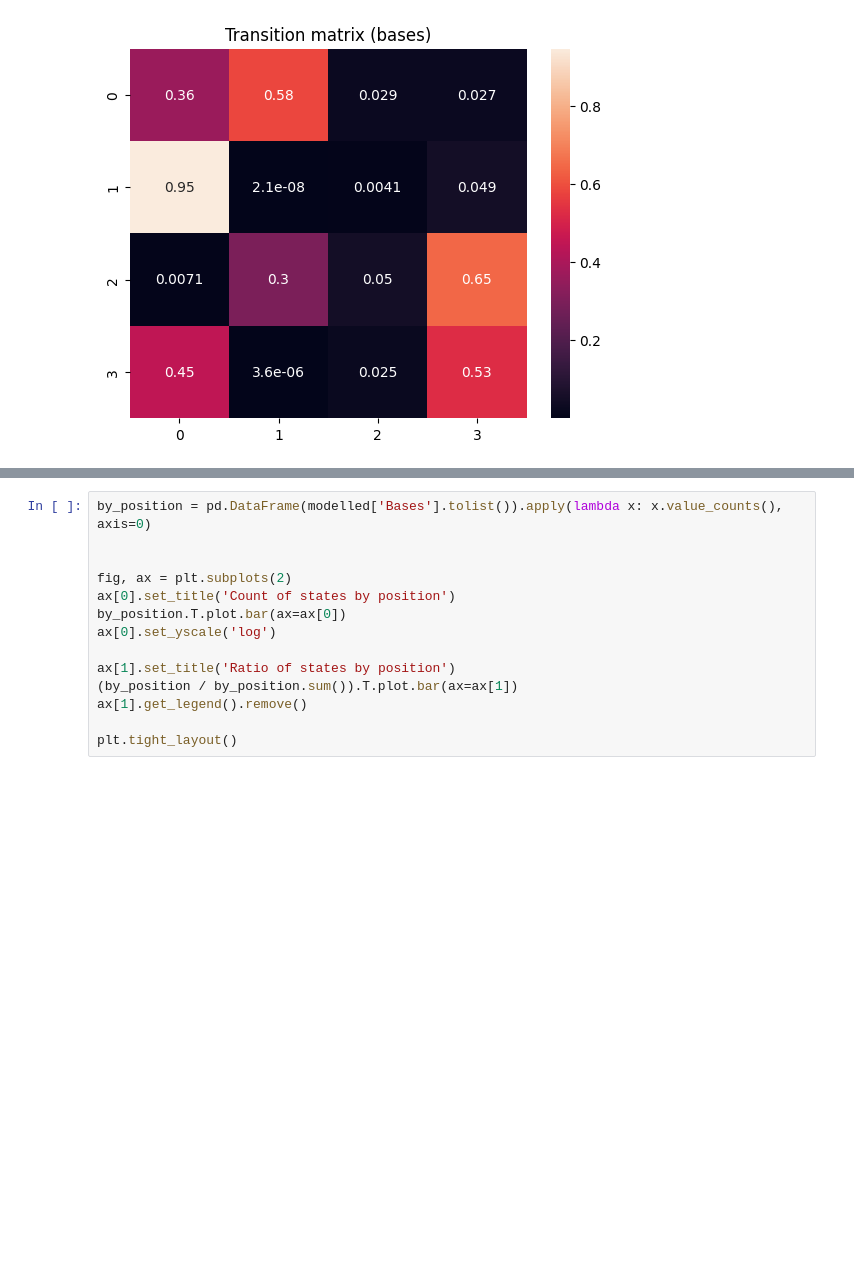
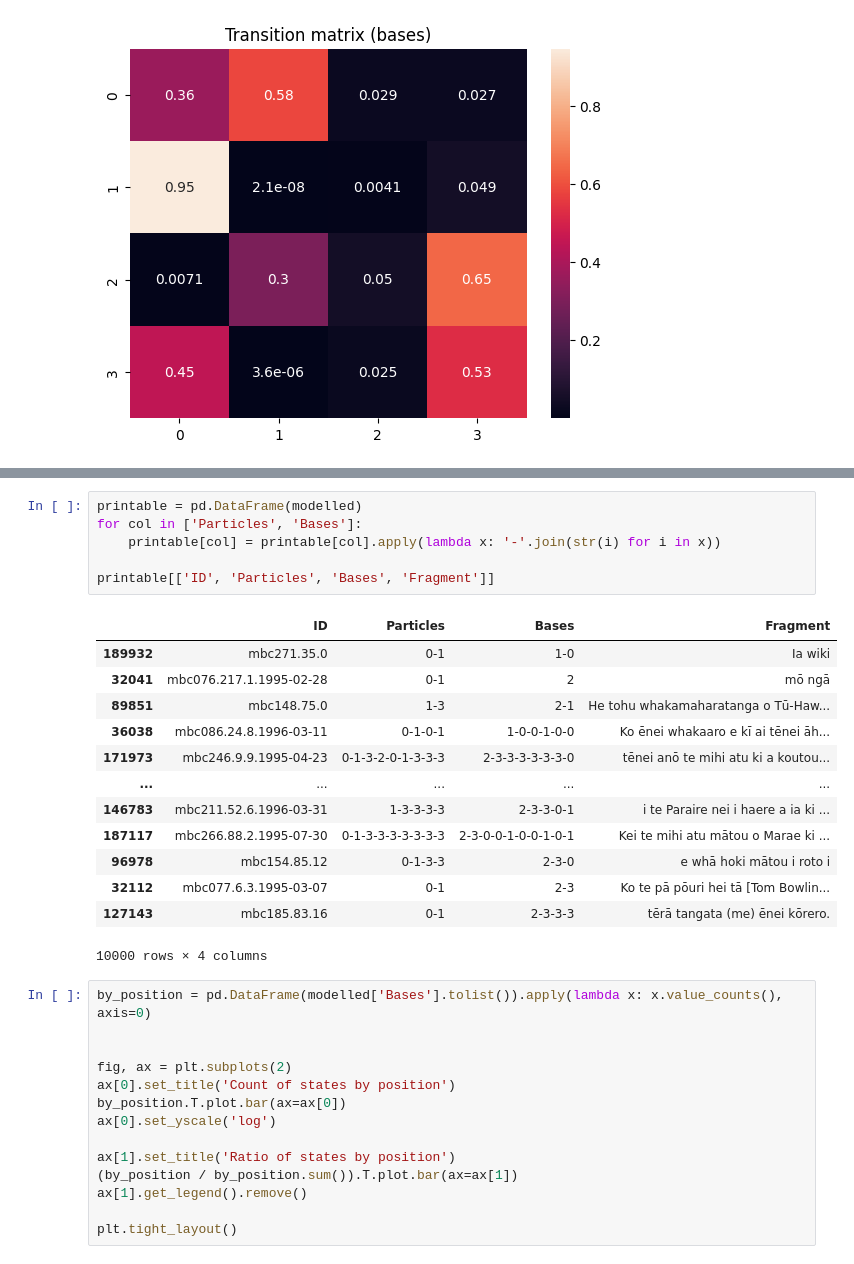
Before and after one commit to connor-taylorbrown/trm-parser, a Jupyter notebook: markov.ipynb, the cells around one changed output, grey strips where cells are left out. Saved outputs shown, nothing was run; the diff lists cells and outputs as text; blank space fills up the shorter version.

```diff
--- a/markov.ipynb
+++ b/markov.ipynb
@@ -240,3 +239,23 @@ modelled
+# %%
+printable = pd.DataFrame(modelled)
+for col in ['Particles', 'Bases']:
+    printable[col] = printable[col].apply(lambda x: '-'.join(str(i) for i in x))
+
+printable[['ID', 'Particles', 'Bases', 'Fragment']]
+# %% [output]
+|  | ID | Particles | Bases | Fragment |
+| 189932 | mbc271.35.0 | 0-1 | 1-0 | Ia wiki |
+| 32041 | mbc076.217.1.1995-02-28 | 0-1 | 2 | mō ngā |
+| 89851 | mbc148.75.0 | 1-3 | 2-1 | He tohu whakamaharatanga o Tū-Haw... |
+| 36038 | mbc086.24.8.1996-03-11 | 0-1-0-1 | 1-0-0-1-0-0 | Ko ēnei whakaaro e kī ai tēnei āh... |
+| 171973 | mbc246.9.9.1995-04-23 | 0-1-3-2-0-1-3-3-3 | 2-3-3-3-3-3-3-0 | tēnei anō te mihi atu ki a koutou... |
+| ... | ... | ... | ... | ... |
+| 146783 | mbc211.52.6.1996-03-31 | 1-3-3-3-3 | 2-3-3-0-1 | i te Paraire nei i haere a ia ki ... |
+| 187117 | mbc266.88.2.1995-07-30 | 0-1-3-3-3-3-3-3-3 | 2-3-0-0-1-0-0-1-0-1 | Kei te mihi atu mātou o Marae ki ... |
+| 96978 | mbc154.85.12 | 0-1-3-3 | 2-3-0 | e whā hoki mātou i roto i |
+| 32112 | mbc077.6.3.1995-03-07 | 0-1 | 2-3 | Ko te pā pōuri hei tā [Tom Bowlin... |
+| 127143 | mbc185.83.16 | 0-1 | 2-3-3-3 | tērā tangata (me) ēnei kōrero. |
+10000 rows × 4 columns
 # %%
 by_position = pd.DataFrame(modelled['Bases'].tolist()).apply(lambda x: x.value_counts(), axis=0)
 
```
Also changed, not shown: parts of 2 cells of this notebook, 4 other files.
